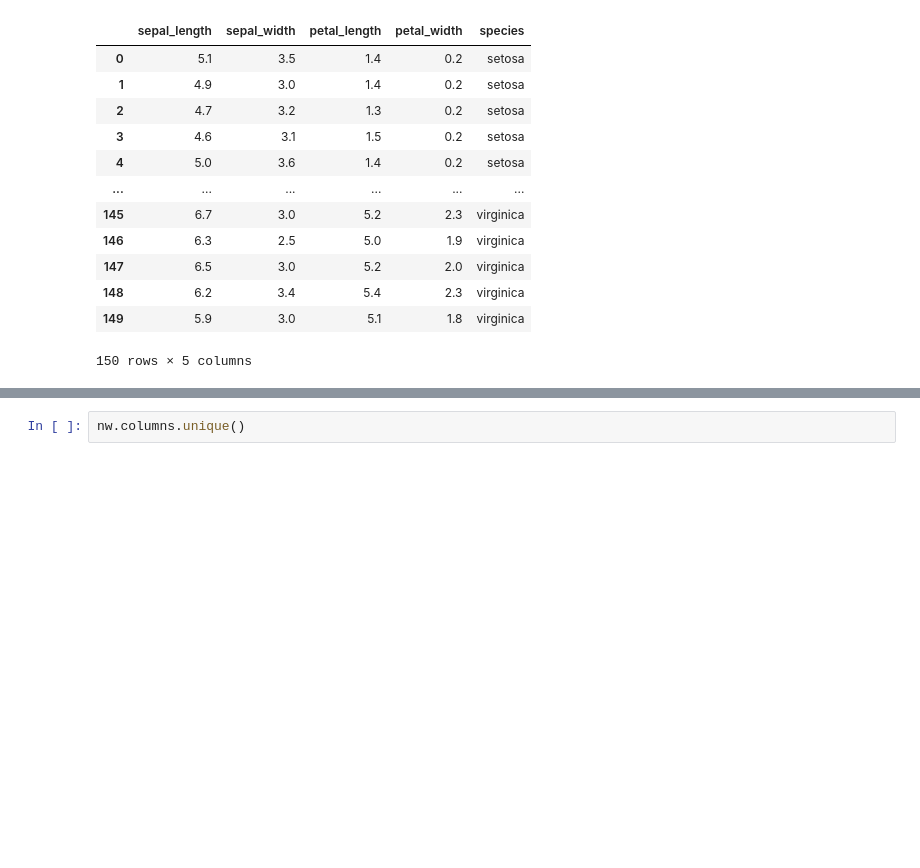
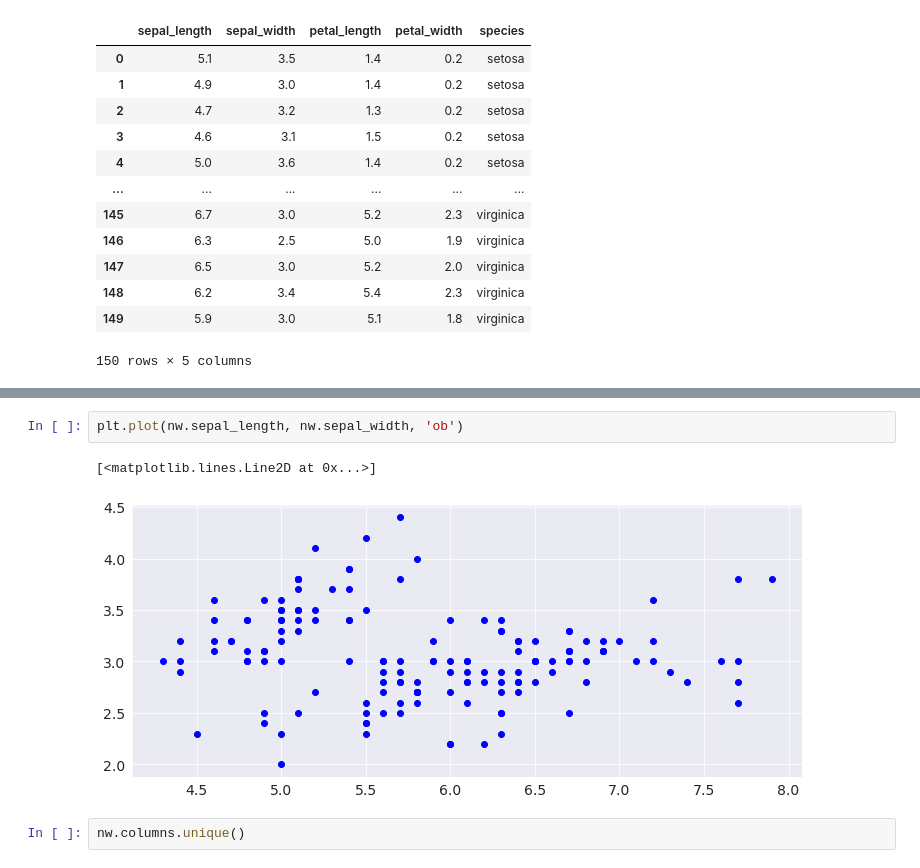
Before and after one commit to Mileye22/Mileye22, a Jupyter notebook: VisualizationTech.ipynb, the cells around one changed output, grey strips where cells are left out. Drawn from its saved outputs; the diff is of its cells as text; blank space fills up the shorter version.

```diff
--- a/VisualizationTech.ipynb
+++ b/VisualizationTech.ipynb
@@ -397,3 +418,8 @@ nw
+# %%
+plt.plot(nw.sepal_length, nw.sepal_width, 'ob')
+# %% [output]
+[<matplotlib.lines.Line2D at 0x...>]
+[figure, added]
 # %%
 nw.columns.unique()
 # %% [output]
```
Also changed, not shown: parts of 50 cells of this notebook.
